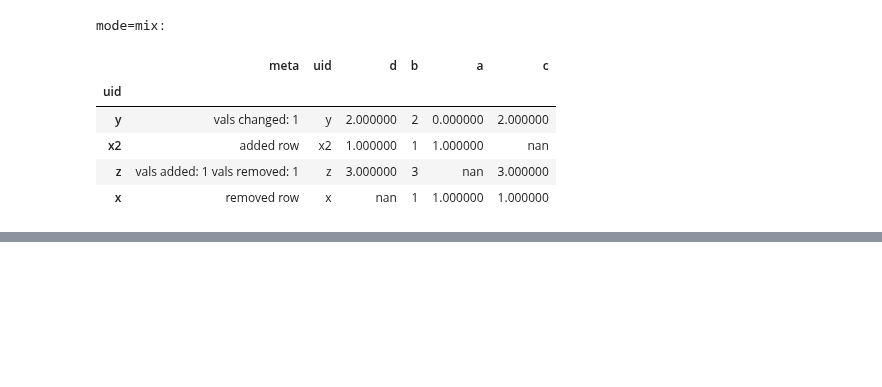
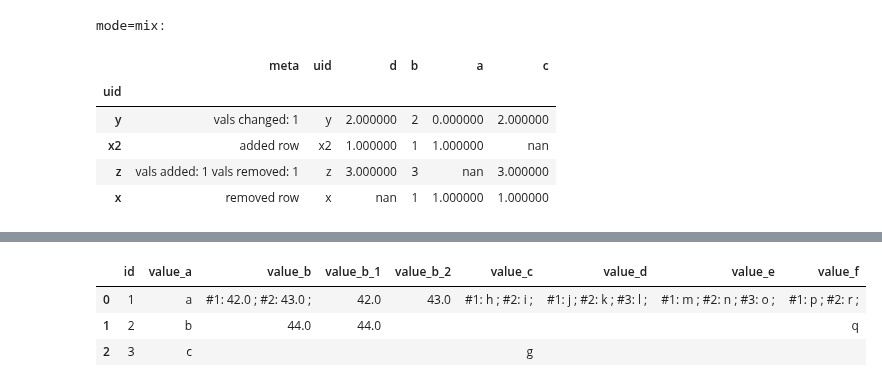
Before and after one commit to MartinVoelkl94/qplib_dev, a Jupyter notebook: interactive_demo.ipynb, the cells around one changed output, grey strips where cells are left out. Saved outputs shown, nothing was run; the diff lists cells and outputs as text; code cells hidden in the pictures; blank space fills up the shorter version.

```diff
--- a/interactive_demo.ipynb
+++ b/interactive_demo.ipynb
@@ -1005,0 +1086,18 @@ mode=mix:
+# %%
+#this works well for text values but numerical values cannot
+#be compared or used in calculations after merging.
+#to solve this, the "flatten" arg can be used to flatten specified values.
+
+b1 = b.copy()
+b1['value_b'] = [42.0, 43.0, 44.0]
+
+merged_qp1 = a
+for df in [b1, c, d, e, f]:
+    merged_qp1 = qp.merge(merged_qp1, df, on='id', prefix='', flatten=['value_b'])
+
+merged_qp1.q(r'%!=id  $to str;  $~x.replace("\n", "<br>")  $align=left  %is any;')
+# %% [output]
+|  | id | value_a | value_b | value_b_1 | value_b_2 | value_c | value_d | value_e | value_f |
+| 0 | 1 | a | #1: 42.0 ; #2: 43.0 ; | 42.0 | 43.0 | #1: h ; #2: i ; | #1: j ; #2: k ; #3: l ; | #1: m ; #2: n ; #3: o ; | #1: p ; #2: r ; |
+| 1 | 2 | b | 44.0 | 44.0 |  |  |  |  | q |
+| 2 | 3 | c |  |  |  | g |  |  |  |
```
Also changed, not shown: parts of 4 cells of this notebook.
